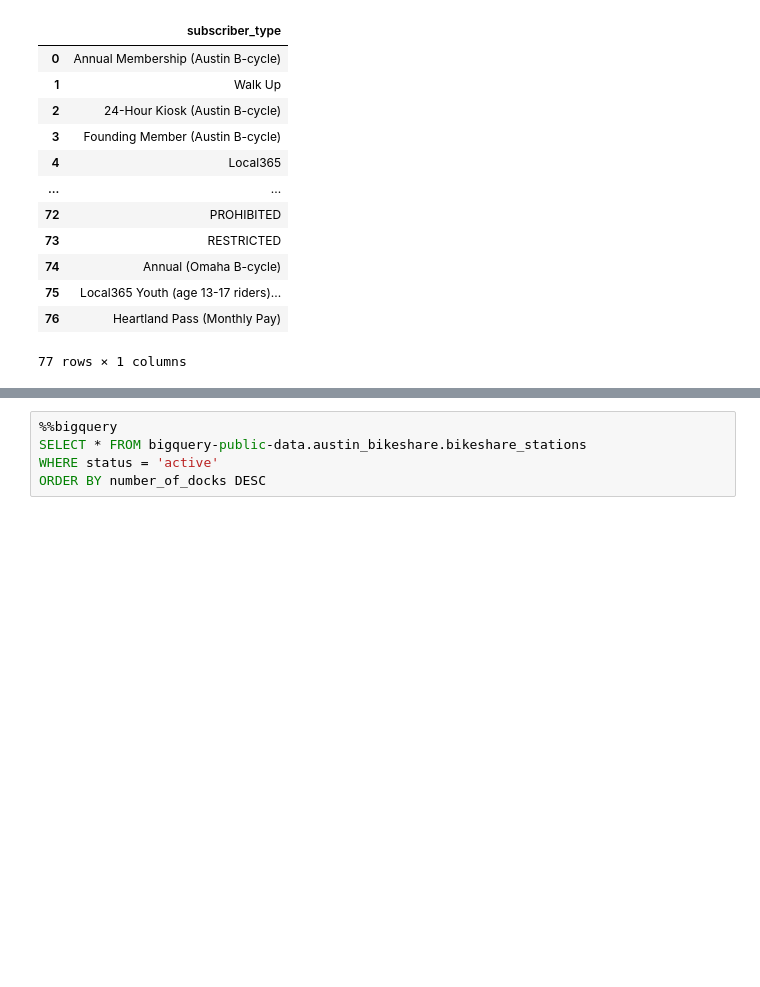
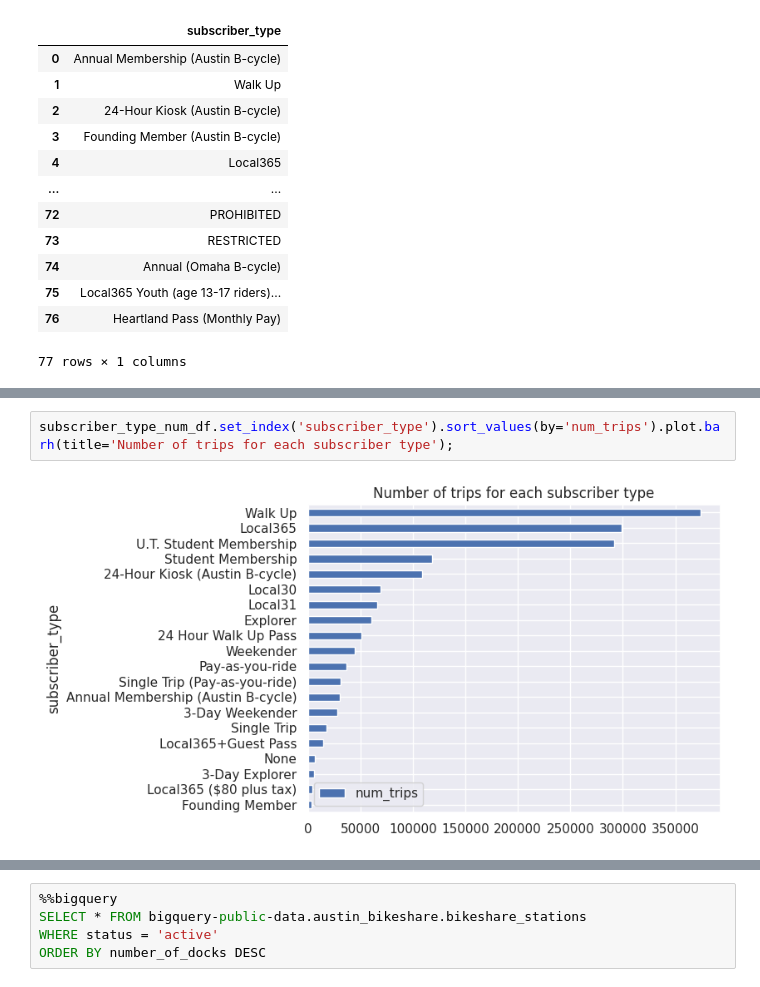
Before and after one commit to dan-bouchard/sql-big-query, a Jupyter notebook: sql_big_query.ipynb, the cells around one changed output, grey strips where cells are left out. Drawn from its saved outputs; the diff is of its cells as text; blank space fills up the shorter version.

```diff
--- a/sql_big_query.ipynb
+++ b/sql_big_query.ipynb
@@ -213 +192,5 @@ LIMIT 20
+# %%
+subscriber_type_num_df.set_index('subscriber_type').sort_values(by='num_trips').plot.barh(title='Number of trips for each subscriber type');
+# %% [output]
+[figure, added]
 # %%
```
Also changed, not shown: parts of 24 cells of this notebook.
